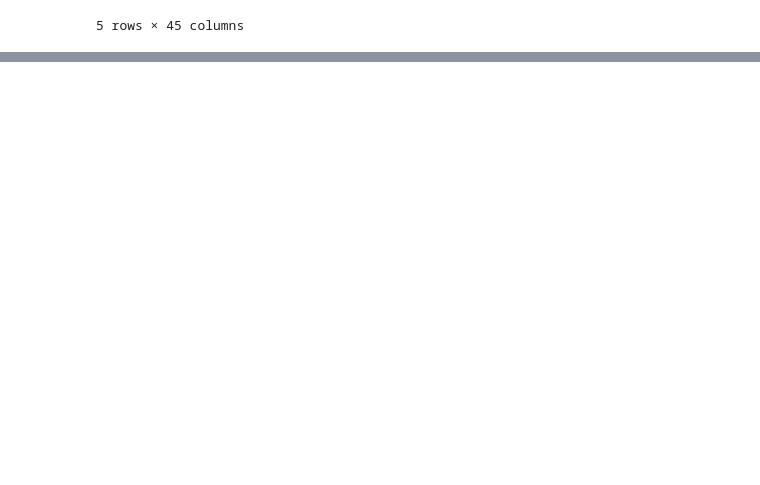
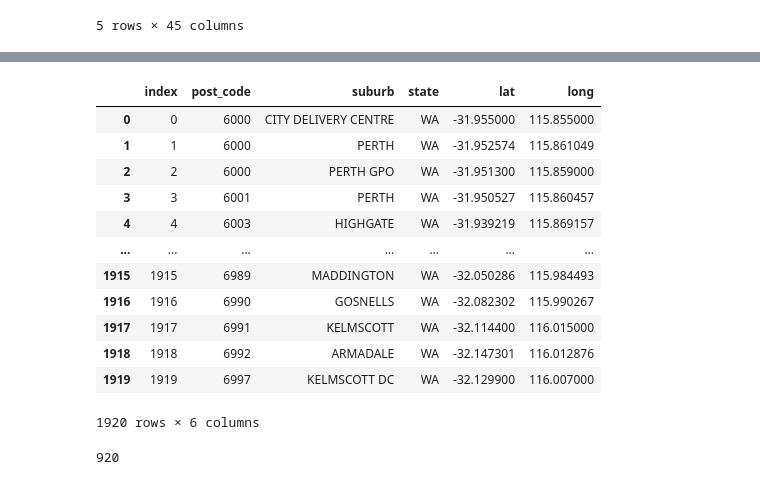
Before and after one commit to dalemunroe/Project-2, a Jupyter notebook: Project 2.ipynb, the cells around one changed output, grey strips where cells are left out. Saved outputs shown, nothing was run; the diff lists cells and outputs as text; code cells hidden in the pictures; blank space fills up the shorter version.

Commit message:
added new table

```diff
--- a/Project 2.ipynb
+++ b/Project 2.ipynb
@@ -57,3 +57,12 @@ solar_df.head()
 | 3 | 4655 | 14573 | 62724.539 | 91 | ... |
 | 4 | 4350 | 12326 | 61933.825 | 118 | ... |
 5 rows × 45 columns
+# %%
+# Make a reference to the australian_postcodes_loc.csv file path
+csv_path = "Resources/australian_postcodes_loc.csv"
+
+# Import the australian_postcodes_loc.csv file as a DataFrame
+postcode_raw_df = pd.read_csv(csv_path, encoding="utf-8")
+# Check the csv imported correctly
+print(postcode_raw_df.shape)
+postcode_raw_df.head()
@@ -131,0 +230,4 @@ solar_metadata_WAonly_df.to_sql(name='solar_metadata_waonly', con=engine, if_exi
+# %%
+# Reorganising the columns using double brackets
+postcode_raw_df1 = postcode_raw_df[["Postcodes","locality","state","Lat_precise", "Long_precise"]]
+postcode_raw_df1.head()
@@ -131,0 +241,7 @@ solar_metadata_WAonly_df.to_sql(name='solar_metadata_waonly', con=engine, if_exi
+# %%
+# Rename columns for readability
+postcode_df = postcode_raw_df1.rename(columns={"Postcodes" : "post_code",
+                                                "locality": "suburb",
+                                                "Lat_precise" : "lat",
+                                                "Long_precise" : "long"})
+postcode_df.head()
@@ -131,0 +255,6 @@ solar_metadata_WAonly_df.to_sql(name='solar_metadata_waonly', con=engine, if_exi
+# %%
+# Filter down to WA only
+postcode_metadata_WAonly_df = postcode_df[(postcode_df["post_code"] >= 6000) &
+                            (postcode_df["post_code"] < 7000)]
+
+postcode_metadata_WAonly_df
@@ -131,0 +275,20 @@ solar_metadata_WAonly_df.to_sql(name='solar_metadata_waonly', con=engine, if_exi
+# %%
+# Add unique index + sort
+postcode_metadata_WAonly_df = postcode_metadata_WAonly_df.sort_values("post_code")
+postcode_metadata_WAonly_df = postcode_metadata_WAonly_df.reset_index(drop=True)
+postcode_metadata_WAonly_df = postcode_metadata_WAonly_df.reset_index()
+postcode_metadata_WAonly_df
+# %% [output]
+|  | index | post_code | suburb | state | lat | long |
+| 0 | 0 | 6000 | CITY DELIVERY CENTRE | WA | -31.955000 | 115.855000 |
+| 1 | 1 | 6000 | PERTH | WA | -31.952574 | 115.861049 |
+| 2 | 2 | 6000 | PERTH GPO | WA | -31.951300 | 115.859000 |
+| 3 | 3 | 6001 | PERTH | WA | -31.950527 | 115.860457 |
+| 4 | 4 | 6003 | HIGHGATE | WA | -31.939219 | 115.869157 |
+| ... | ... | ... | ... | ... | ... | ... |
+| 1915 | 1915 | 6989 | MADDINGTON | WA | -32.050286 | 115.984493 |
+| 1916 | 1916 | 6990 | GOSNELLS | WA | -32.082302 | 115.990267 |
+| 1917 | 1917 | 6991 | KELMSCOTT | WA | -32.114400 | 116.015000 |
+| 1918 | 1918 | 6992 | ARMADALE | WA | -32.147301 | 116.012876 |
+| 1919 | 1919 | 6997 | KELMSCOTT DC | WA | -32.129900 | 116.007000 |
+1920 rows × 6 columns
@@ -132,3 +299,7 @@ solar_metadata_WAonly_df.to_sql(name='solar_metadata_waonly', con=engine, if_exi
+# %%
+postcode_metadata_WAonly_df.to_sql(name='postcode_metadata_waonly', con=engine, if_exists='append', index=False)
+# %% [output]
+920
 # %%
 #Part 3
 list(median_income.columns)
```
Also changed, not shown: parts of 27 cells of this notebook, 8 other files.
